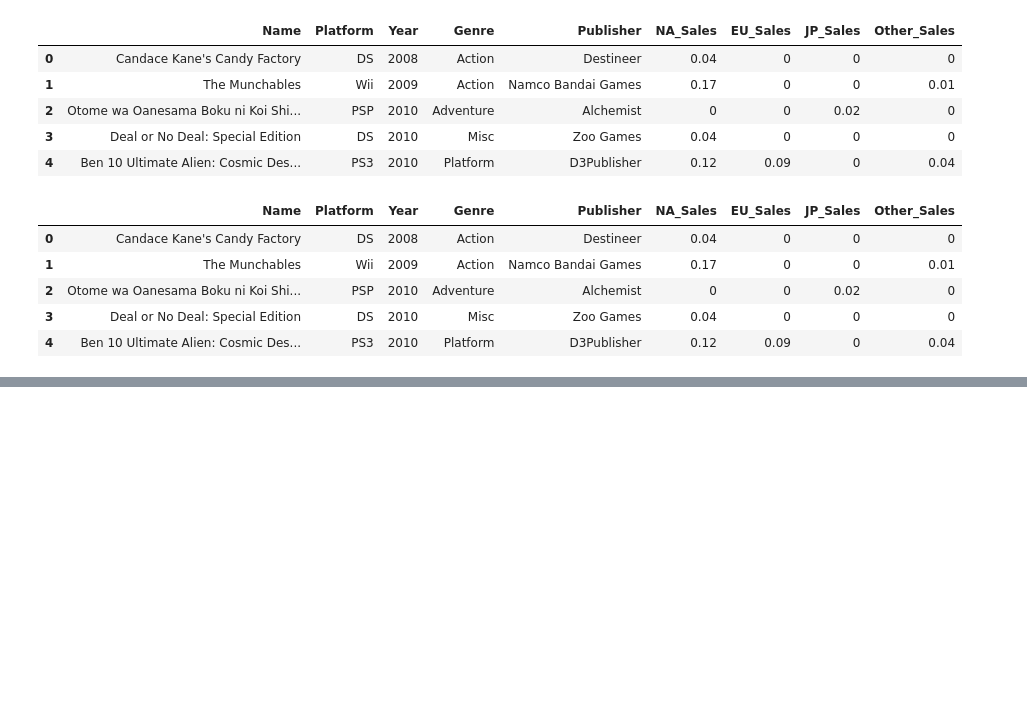
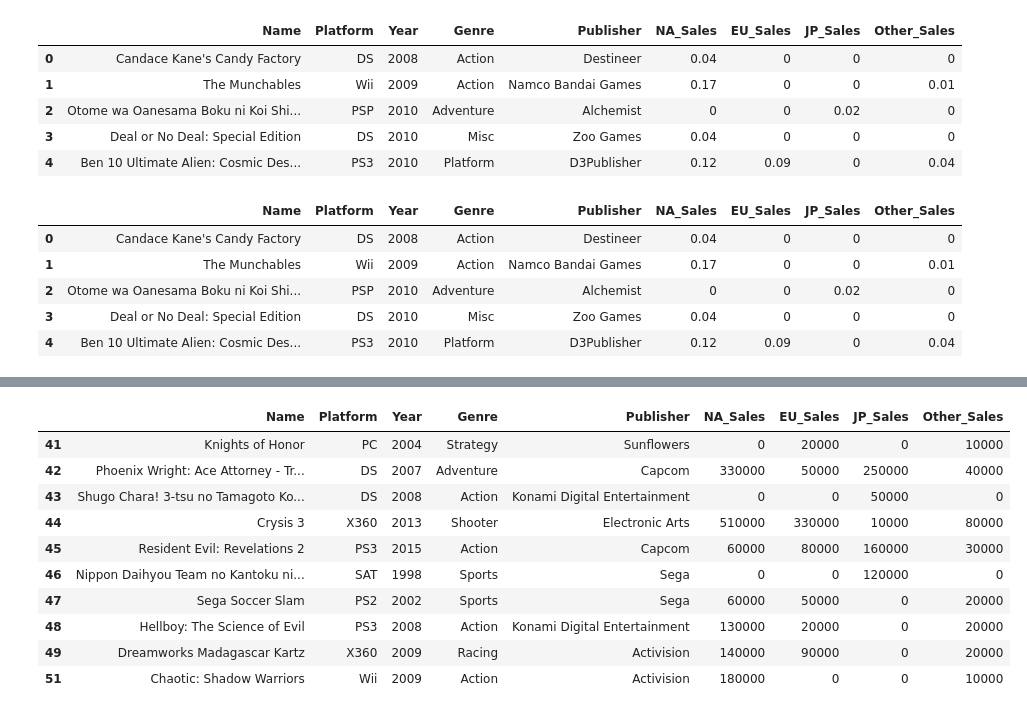
Before and after one commit to threegenie/vgames_project, a Jupyter notebook: game_data.ipynb, the cells around one changed output, grey strips where cells are left out. Cells and saved outputs as stored; diff of their text form; code cells hidden in the pictures; blank space fills up the shorter version.

```diff
--- a/game_data.ipynb
+++ b/game_data.ipynb
@@ -124,3 +188,23 @@ df.head()
+# %%
+#Sales 데이터를 int로 변환
+df['NA_Sales'] = df['NA_Sales'].astype(int)
+df['EU_Sales'] = df['EU_Sales'].astype(int)
+df['JP_Sales'] = df['JP_Sales'].astype(int)
+df['Other_Sales'] = df['Other_Sales'].astype(int)
+
+df[40:50]
+# %% [output]
+|  | Name | Platform | Year | Genre | Publisher | NA_Sales | EU_Sales | JP_Sales | Other_Sales |
+| 41 | Knights of Honor | PC | 2004 | Strategy | Sunflowers | 0 | 20000 | 0 | 10000 |
+| 42 | Phoenix Wright: Ace Attorney - Tr... | DS | 2007 | Adventure | Capcom | 330000 | 50000 | 250000 | 40000 |
+| 43 | Shugo Chara! 3-tsu no Tamagoto Ko... | DS | 2008 | Action | Konami Digital Entertainment | 0 | 0 | 50000 | 0 |
+| 44 | Crysis 3 | X360 | 2013 | Shooter | Electronic Arts | 510000 | 330000 | 10000 | 80000 |
+| 45 | Resident Evil: Revelations 2 | PS3 | 2015 | Action | Capcom | 60000 | 80000 | 160000 | 30000 |
+| 46 | Nippon Daihyou Team no Kantoku ni... | SAT | 1998 | Sports | Sega | 0 | 0 | 120000 | 0 |
+| 47 | Sega Soccer Slam | PS2 | 2002 | Sports | Sega | 60000 | 50000 | 0 | 20000 |
+| 48 | Hellboy: The Science of Evil | PS3 | 2008 | Action | Konami Digital Entertainment | 130000 | 20000 | 0 | 20000 |
+| 49 | Dreamworks Madagascar Kartz | X360 | 2009 | Racing | Activision | 140000 | 90000 | 0 | 20000 |
+| 51 | Chaotic: Shadow Warriors | Wii | 2009 | Action | Activision | 180000 | 0 | 0 | 10000 |
 # %%
 df.dtypes
 # %% [output]
```
Also changed, not shown: parts of 11 cells of this notebook.
